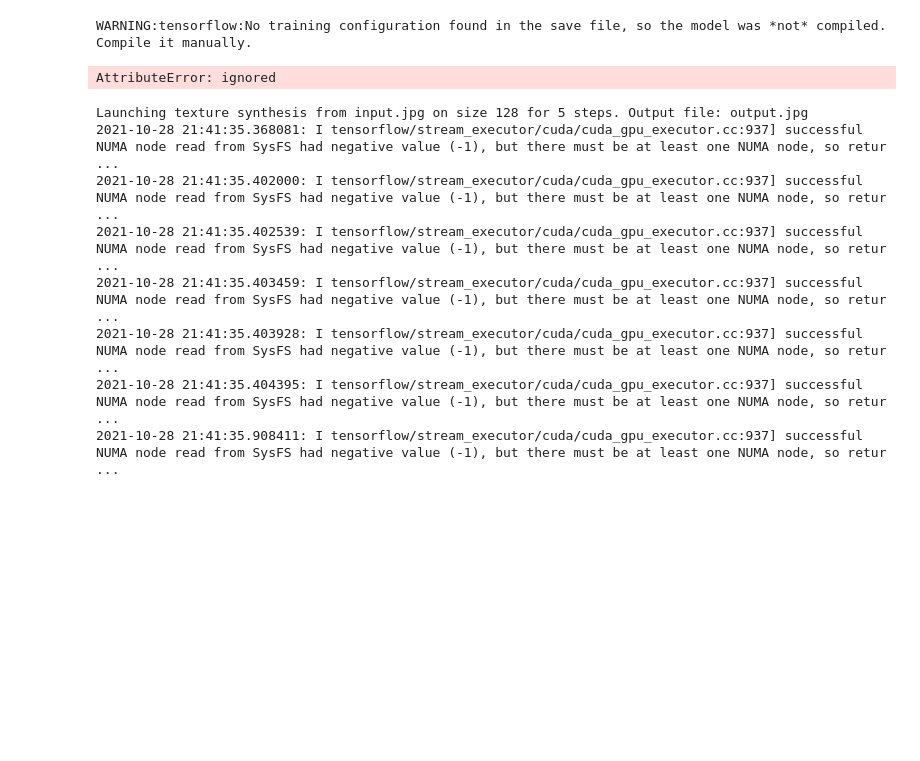
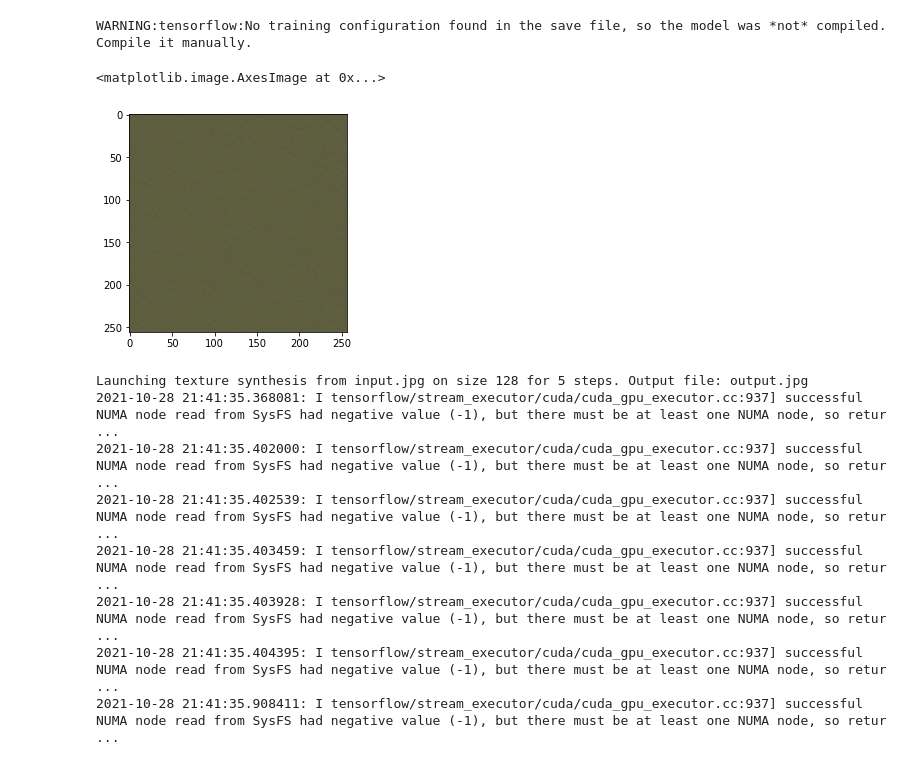
Before and after one commit to kyle-gao/A-Sliced-Wasserstein-Loss-for-Neural-Texture-Synthesis, a Jupyter notebook: SWL_TextureSynthesis.ipynb, the cells around one changed output. Saved outputs shown, nothing was run; the diff lists cells and outputs as text; code cells hidden in the pictures; blank space fills up the shorter version.

```diff
--- a/SWL_TextureSynthesis.ipynb
+++ b/SWL_TextureSynthesis.ipynb
@@ -302,14 +302,27 @@ def gram_loss(extractor, image, target):
 # %% [output]
 WARNING:tensorflow:No training configuration found in the save file, so the model was *not* compiled. Compile it manually.
 # %%
-optimizer = tf.optimizers.Adam(learning_rate=0.02, beta_1=0.99, epsilon=1e-1)
+optimizer = tf.optimizers.Adam(learning_rate=0.1, beta_1=0.99, epsilon=1e-1)
 
-with tf.GradientTape() as tape:
-  gram_loss = gram_loss(my_vgg_layers,image,texture_reference_wrap)
-grad = tape.gradient(gram_loss, image)
-optimizer.apply_gradients([(grad, image)])
+image_var = tf.Variable(image)
+def train_step_gram(image):
+  with tf.GradientTape() as tape:
+    loss = gram_loss(image)
+  grad = tape.gradient(loss, image)
+  optimizer.apply_gradients([(grad, image)])
+  image.assign(image)
+  return loss
-# %% [output]
-AttributeError: ignored
+# %%
+image_var = tf.Variable(image)
+loss = []
+iter = 200
+for i in range(iter):
+  loss.append(train_step_gram(image_var))
+# %%
+plt.imshow(image_var[0,:,:,:])
+# %% [output]
+<matplotlib.image.AxesImage at 0x...>
+[figure, added]
 # %%
 !python texturegen.py --size 128 --iter 5 input.jpg #doesn't workt with different size than 256 ROFl
 # %% [output]
```
Also changed, not shown: parts of 1 cell of this notebook.
